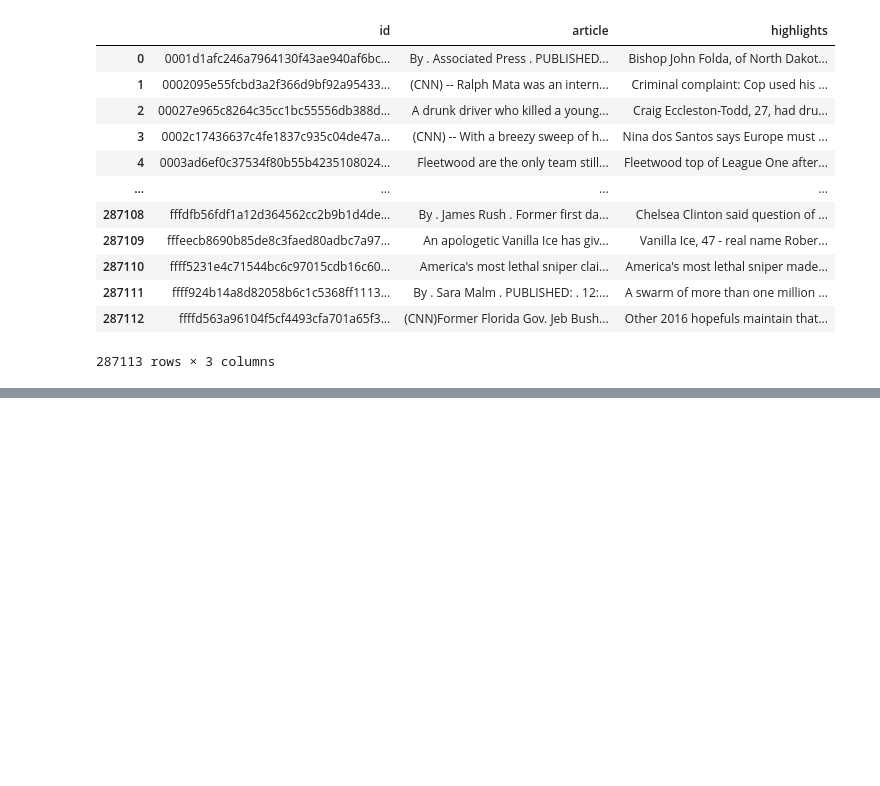
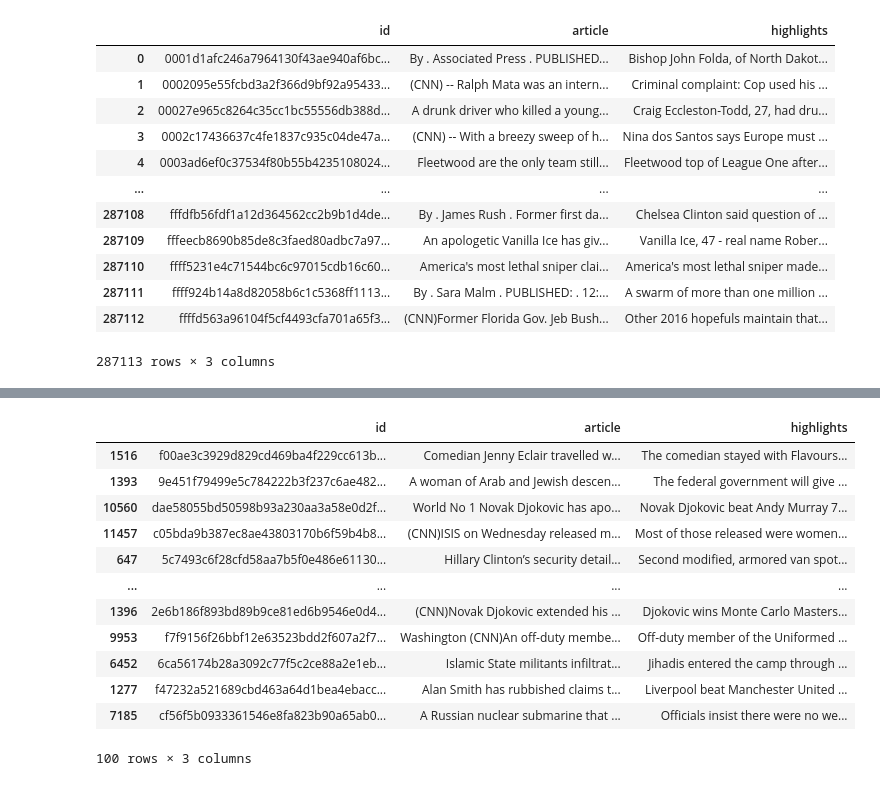
Before and after one commit to SeanBryson/Generative-Hybrid-Chatbot, a Jupyter notebook: DataCleaning.ipynb, the cells around one changed output, grey strips where cells are left out. Drawn from its saved outputs; the diff is of its cells as text; code cells hidden in the pictures; blank space fills up the shorter version.

```diff
--- a/DataCleaning.ipynb
+++ b/DataCleaning.ipynb
@@ -281,3 +281,20 @@ random_sample_training
+# %%
+random_sample_test = get_random_sample(test, sample_size=100)
+random_sample_test
+# %% [output]
+|  | id | article | highlights |
+| 1516 | f00ae3c3929d829cd469ba4f229cc613b... | Comedian Jenny Eclair travelled w... | The comedian stayed with Flavours... |
+| 1393 | 9e451f79499e5c784222b3f237c6ae482... | A woman of Arab and Jewish descen... | The federal government will give ... |
+| 10560 | dae58055bd50598b93a230aa3a58e0d2f... | World No 1 Novak Djokovic has apo... | Novak Djokovic beat Andy Murray 7... |
+| 11457 | c05bda9b387ec8ae43803170b6f59b4b8... | (CNN)ISIS on Wednesday released m... | Most of those released were women... |
+| 647 | 5c7493c6f28cfd58aa7b5f0e486e61130... | Hillary Clinton’s security detail... | Second modified, armored van spot... |
+| ... | ... | ... | ... |
+| 1396 | 2e6b186f893bd89b9ce81ed6b9546e0d4... | (CNN)Novak Djokovic extended his ... | Djokovic wins Monte Carlo Masters... |
+| 9953 | f7f9156f26bbf12e63523bdd2f607a2f7... | Washington (CNN)An off-duty membe... | Off-duty member of the Uniformed ... |
+| 6452 | 6ca56174b28a3092c77f5c2ce88a2e1eb... | Islamic State militants infiltrat... | Jihadis entered the camp through ... |
+| 1277 | f47232a521689cbd463a64d1bea4ebacc... | Alan Smith has rubbished claims t... | Liverpool beat Manchester United ... |
+| 7185 | cf56f5b0933361546e8fa823b90a65ab0... | A Russian nuclear submarine that ... | Officials insist there were no we... |
+100 rows × 3 columns
 # %%
 random_sample_test.to_csv('sample_test.csv')
 random_sample_training.to_csv('sample_training.csv')
```
Also changed, not shown: parts of 2 cells of this notebook, 3 other files.
